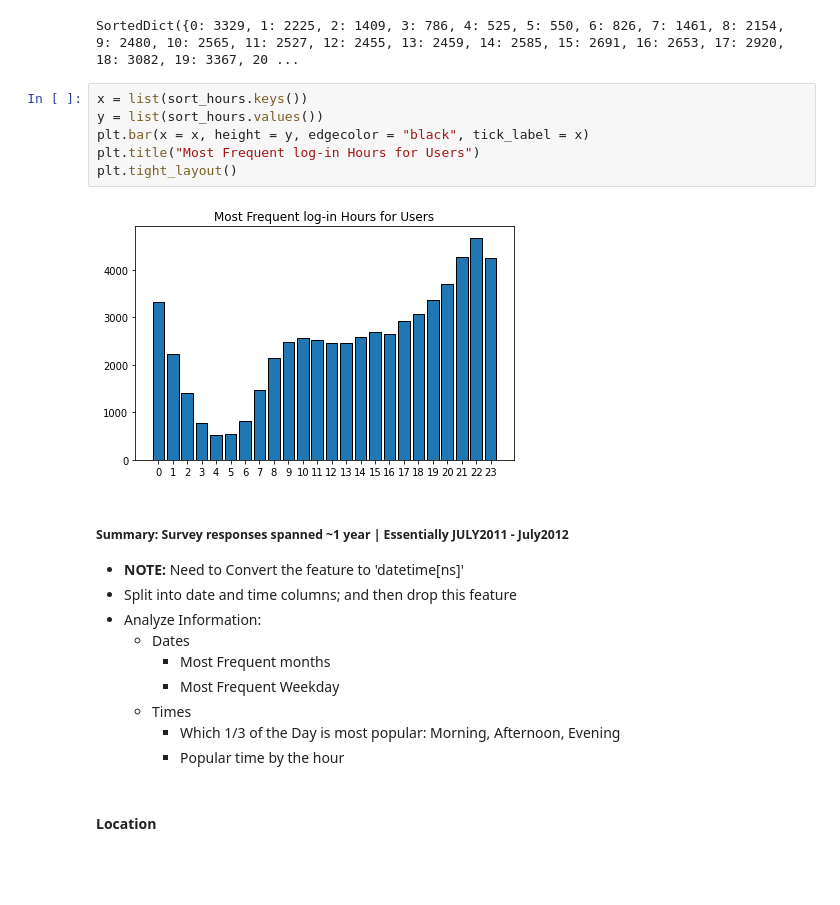
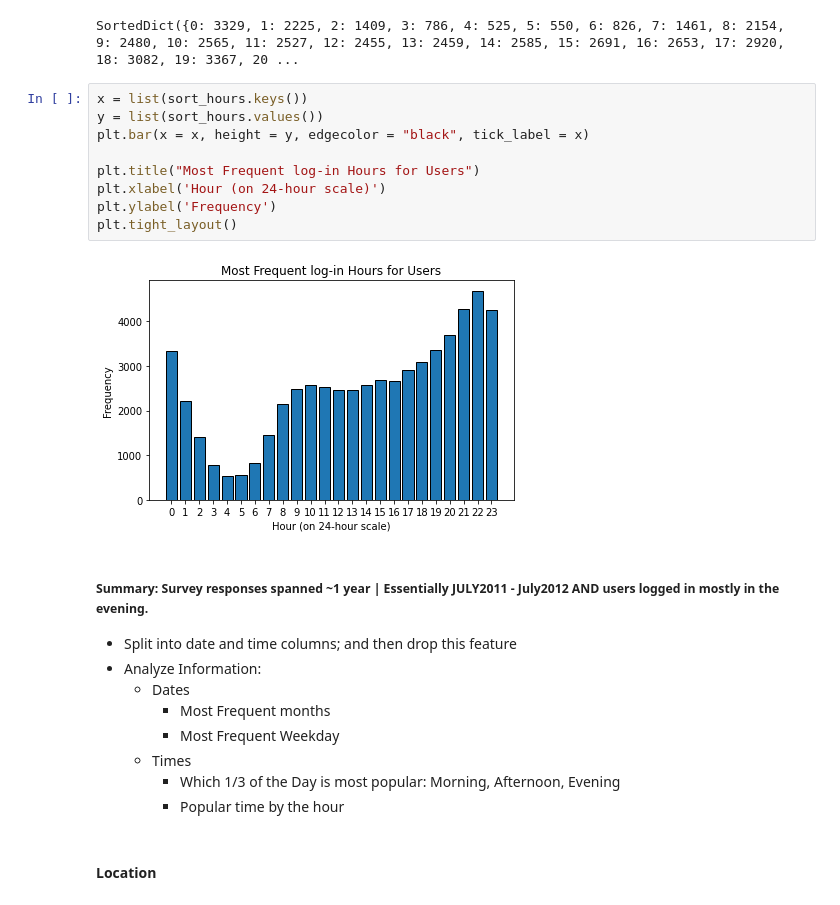
Before and after one commit to siddley1001/CodeCademy-Capstone-Project, a Jupyter notebook: Dating_Capstone_Project_[Exploratory_Data_Analysis]_Final.ipynb, the cells around one changed output. Drawn from its saved outputs; the diff is of its cells as text; blank space fills up the shorter version.

Commit message:
Updated datetime conversion, and added labels to log-in graph

```diff
--- a/Dating_Capstone_Project_[Exploratory_Data_Analysis]_Final.ipynb
+++ b/Dating_Capstone_Project_[Exploratory_Data_Analysis]_Final.ipynb
@@ -627,14 +627,16 @@ SortedDict({0: 3329, 1: 2225, 2: 1409, 3: 786, 4: 525, 5: 550, 6: 826, 7: 1461,
 # %%
 x = list(sort_hours.keys())
 y = list(sort_hours.values())
 plt.bar(x = x, height = y, edgecolor = "black", tick_label = x)
+
 plt.title("Most Frequent log-in Hours for Users")
+plt.xlabel('Hour (on 24-hour scale)')
+plt.ylabel('Frequency')
 plt.tight_layout()
 # %% [output]
-[figure, old version]
+[figure, new version]
 # %% [markdown]
-##### **Summary**: Survey responses spanned ~1 year | Essentially JULY2011 - July2012
-- **NOTE:** Need to Convert the feature to 'datetime[ns]'
+##### **Summary**: Survey responses spanned ~1 year | Essentially JULY2011 - July2012 AND users logged in mostly in the evening.
 - Split into date and time columns; and then drop this feature
 - Analyze Information:
     - Dates
```
Also changed, not shown: parts of 1 cell of this notebook.
